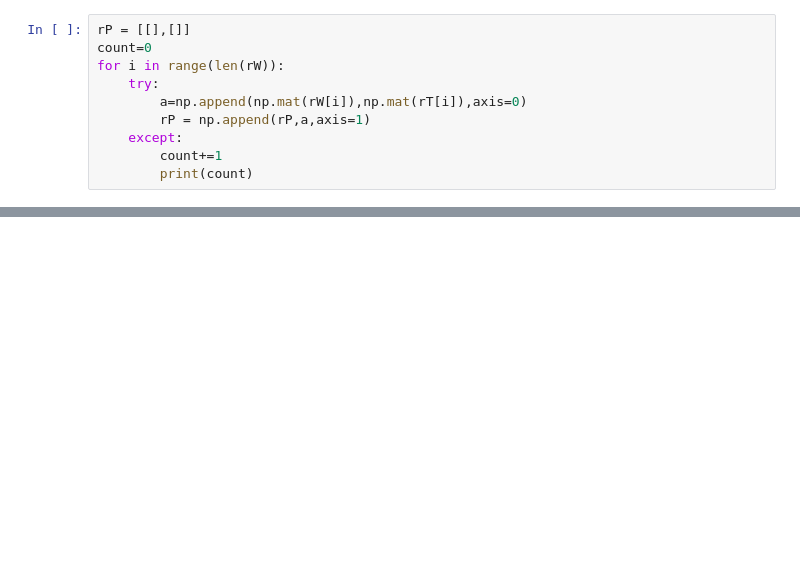
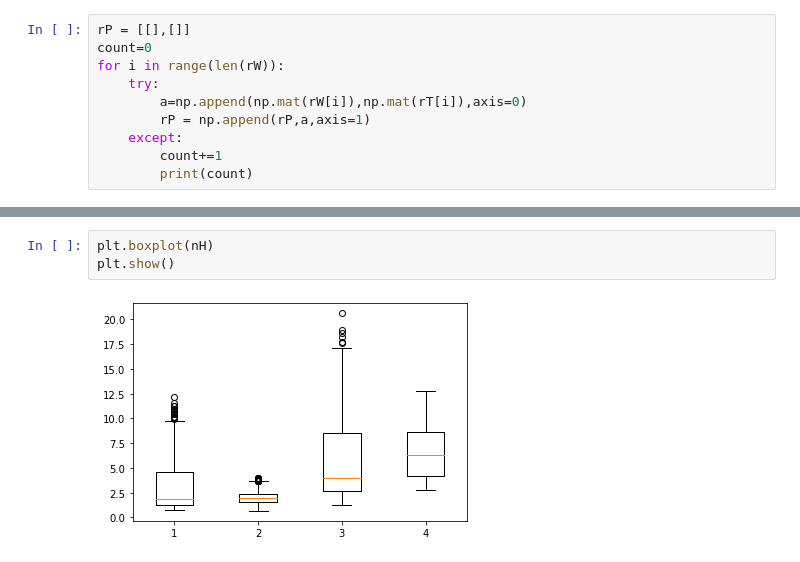
Before and after one commit to SysEvo/Circadian_clock_Neurospora, a Jupyter notebook: Data_analisys.ipynb, the cells around one changed output, grey strips where cells are left out. Drawn from its saved outputs; the diff is of its cells as text; blank space fills up the shorter version.

```diff
--- a/Data_analisys.ipynb
+++ b/Data_analisys.ipynb
@@ -50,0 +96,5 @@ matrix([[3380.4942, 3375.9626, 3380.4942, 3380.4942, 3375.9626,
+# %%
+plt.boxplot(nH)
+plt.show()
+# %% [output]
+[figure, added]
```
Also changed, not shown: parts of 11 cells of this notebook, 2 other files.
